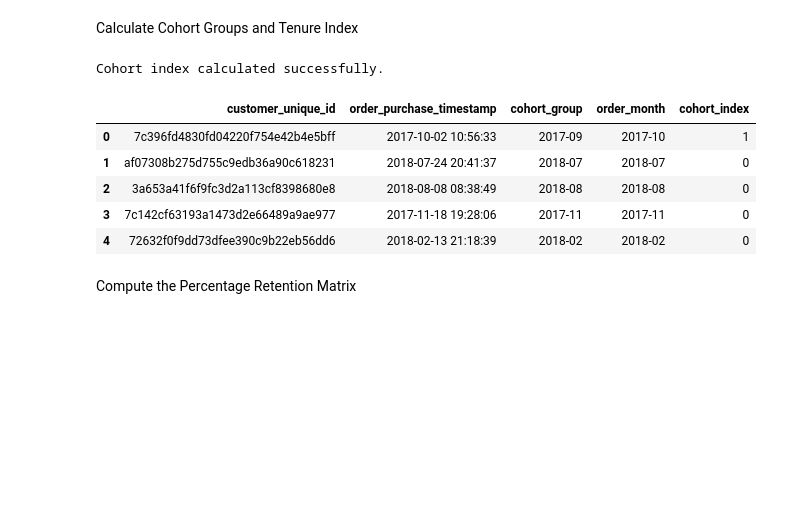
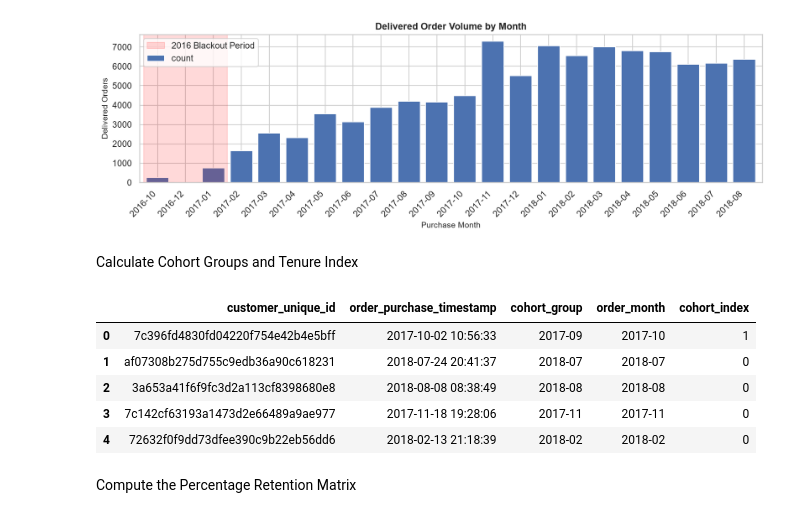
Before and after one commit to thexingxu/olist-portfolio, a Jupyter notebook: notebooks/01_retention_and_ltv.ipynb, the cells around one changed output. Drawn from its saved outputs; the diff is of its cells as text; code cells hidden in the pictures; blank space fills up the shorter version.

```diff
--- a/notebooks/01_retention_and_ltv.ipynb
+++ b/notebooks/01_retention_and_ltv.ipynb
@@ -83,0 +53,11 @@ Data ingestion complete: 96,477 verified delivered orders loaded.
+# %%
+# Monthly order volume check
+monthly_volume = (
+    orders_revenue_df["order_purchase_timestamp"]
+    .dt.to_period("M")
+    .value_counts()
+    .sort_index()
+)
+
+print("Monthly Delivered Order Volume:")
+print(monthly_volume.head(8))
@@ -84,31 +76,48 @@ Data ingestion complete: 96,477 verified delivered orders loaded.
+# %%
+plt.figure(figsize=(12, 4))
+monthly_volume.plot(kind="bar", color="#4C72B0", width=0.8)
+
+plt.title(
+    "Delivered Order Volume by Month",
+    fontsize=12,
+    fontweight="bold",
+)
+plt.xlabel("Purchase Month", fontsize=10)
+plt.ylabel("Delivered Orders", fontsize=10)
+plt.xticks(rotation=45, ha="right")
+
+plt.axvspan(-0.5, 2.5, color="red", alpha=0.15, label="2016 Blackout Period")
+plt.legend()
+plt.tight_layout()
+plt.show()
+# %% [output]
+[figure, added]
 # %% [markdown]
 Calculate Cohort Groups and Tenure Index
 # %%
-# 1. Truncate order date to Year-Month period
-df["order_month"] = df["order_purchase_timestamp"].dt.to_period("M")
+# Truncate order date to Year-Month period
+orders_revenue_df["order_month"] = orders_revenue_df["order_purchase_timestamp"].dt.to_period("M")
 
-# 2. Identify Month 0 (acquisition month) per unique human customer
-df["cohort_group"] = df.groupby("customer_unique_id")["order_month"].transform(
+# Month 0 (baseline) per unique customer
+orders_revenue_df["cohort_group"] = orders_revenue_df.groupby("customer_unique_id")["order_month"].transform(
     "min"
 )
 
-# 3. Calculate Cohort Index (tenure in months: 0, 1, 2, ...)
-year_diff = df["order_month"].dt.year - df["cohort_group"].dt.year
-month_diff = df["order_month"].dt.month - df["cohort_group"].dt.month
-df["cohort_index"] = year_diff * 12 + month_diff
+# Filter out 2016 blackout period
+cutoff_period = pd.Period("2017-01", freq="M")
+cohort_df = orders_revenue_df[orders_revenue_df["cohort_group"] >= cutoff_period].copy()
 
-# 4. Filter out 2016 beta testing period using a Period object
-cutoff_period = pd.Period("2017-01", freq="M")
-df_cohort = df[df["cohort_group"] >= cutoff_period].copy()
+# Cohort Index
+year_diff = orders_revenue_df["order_month"].dt.year - orders_revenue_df["cohort_group"].dt.year
+month_diff = orders_revenue_df["order_month"].dt.month - orders_revenue_df["cohort_group"].dt.month
+cohort_df["cohort_index"] = year_diff * 12 + month_diff
 
-# 5. Sanity checks
-assert df_cohort["cohort_index"].min() == 0, "Error: Negative cohort index!"
-assert df_cohort["cohort_group"].min() >= cutoff_period, (
+assert cohort_df["cohort_index"].min() == 0, "Error: Negative cohort index!"
+assert cohort_df["cohort_group"].min() >= cutoff_period, (
     "Error: 2016 data leaked!"
 )
 
-print("Cohort index calculated successfully.")
-df_cohort[
+cohort_df[
     [
         "customer_unique_id",
         "order_purchase_timestamp",
@@ -118,7 +127,6 @@ df_cohort[
     ]
 ].head(5)
 # %% [output]
-Cohort index calculated successfully.
 |  | customer_unique_id | order_purchase_timestamp | cohort_group | order_month | cohort_index |
 | 0 | 7c396fd4830fd04220f754e42b4e5bff | 2017-10-02 10:56:33 | 2017-09 | 2017-10 | 1 |
 | 1 | af07308b275d755c9edb36a90c618231 | 2018-07-24 20:41:37 | 2018-07 | 2018-07 | 0 |
```
Also changed, not shown: parts of 6 cells of this notebook, 2 other files.
